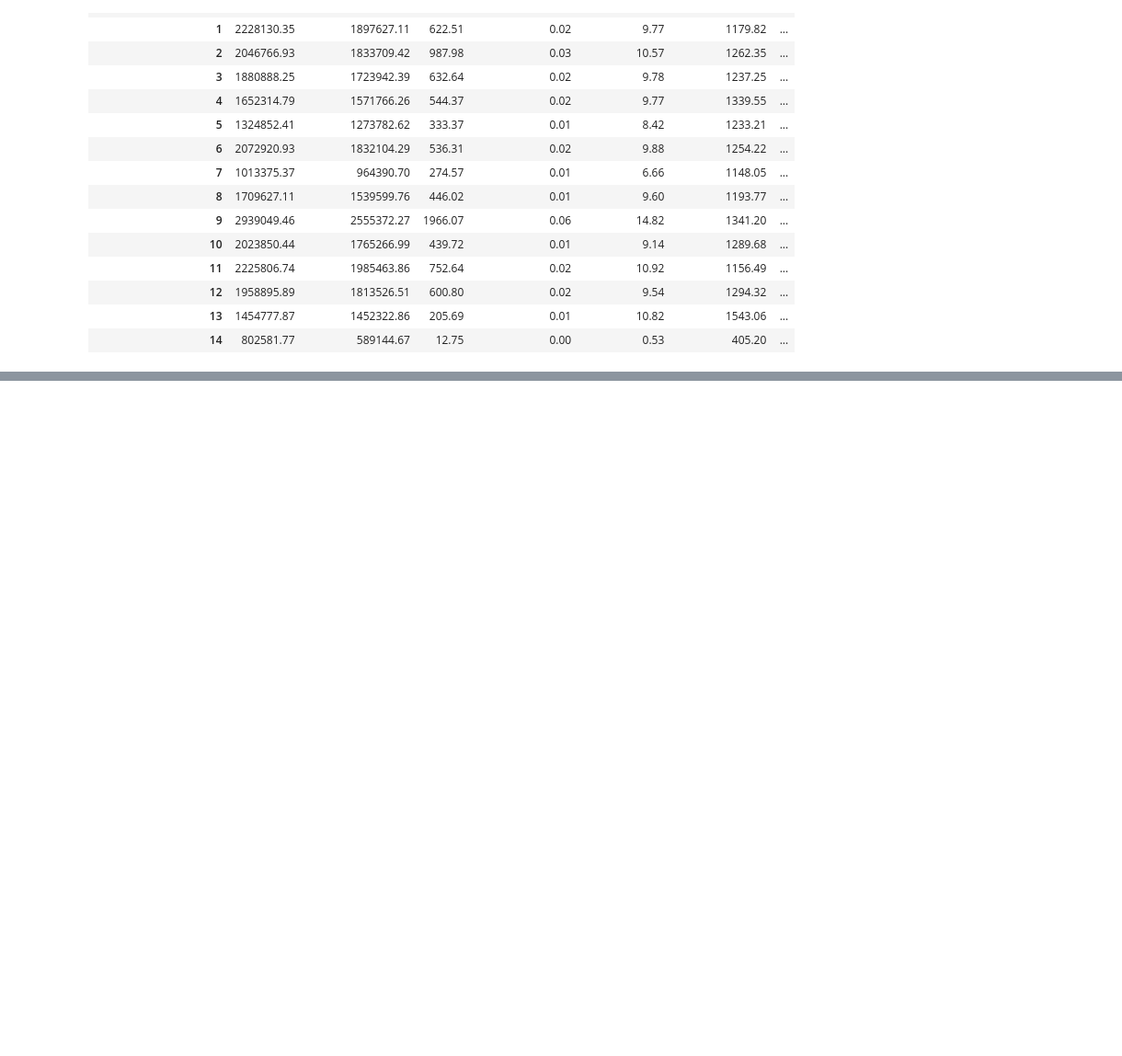
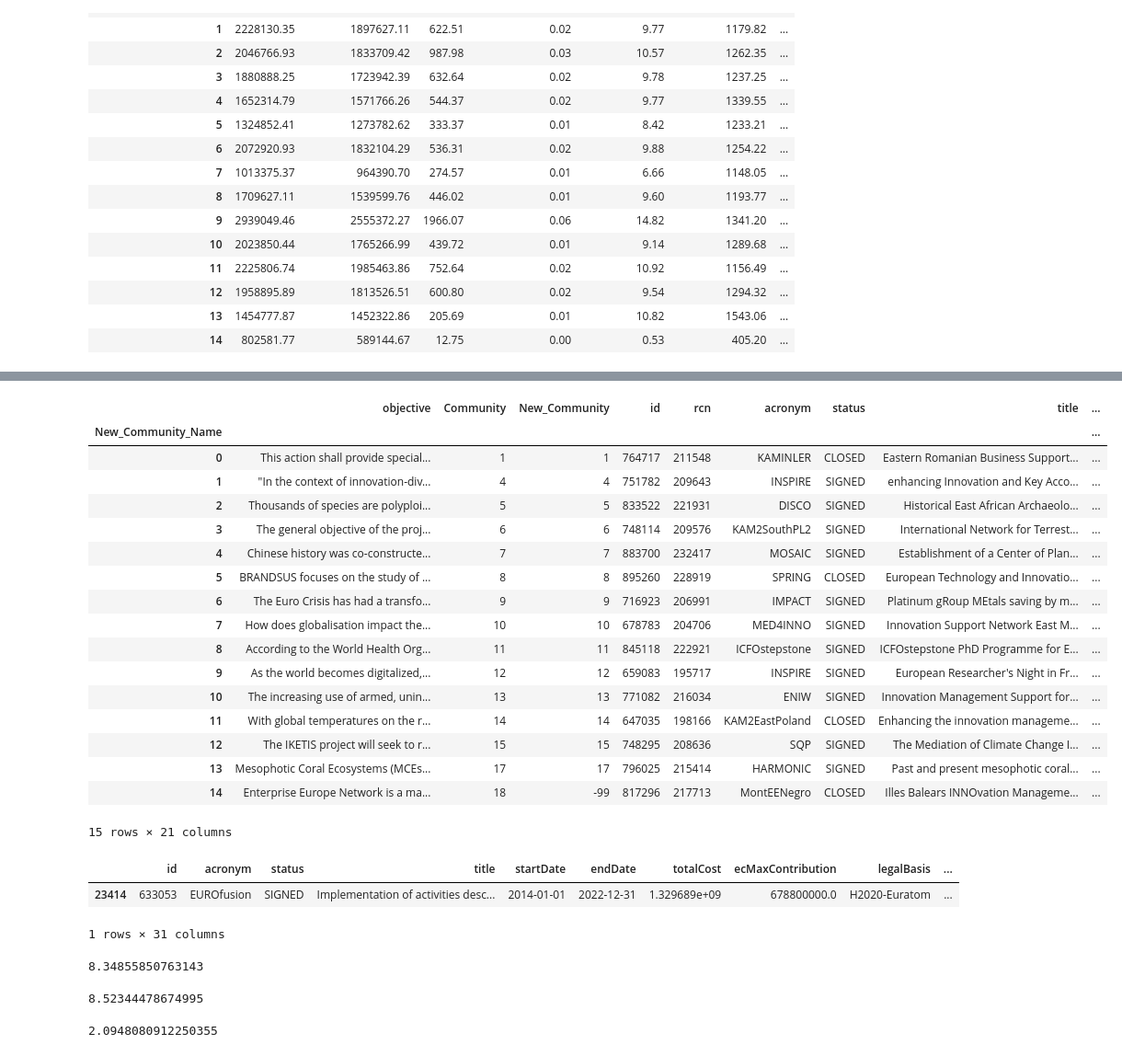
Before and after one commit to Cyrlyo/Cordis, a Jupyter notebook: Notebook/Feature_importance.ipynb, the cells around one changed output, grey strips where cells are left out. Shown at 92% size. Saved outputs shown, nothing was run; the diff lists cells and outputs as text; code cells hidden in the pictures; blank space fills up the shorter version.

```diff
--- a/Notebook/Feature_importance.ipynb
+++ b/Notebook/Feature_importance.ipynb
@@ -5,6 +5,13 @@ import seaborn as sns
 import numpy as np
 # %%
 project = pd.read_csv("../Data/CSV/project_tmp.csv")
+# %%
+qualitative = ["objective", "Community", "New_Community", "id",
+               "rcn", 'acronym', 'status', 'title', 'startDate',
+               'endDate', 'legalBasis', 'topics', 'ecSignatureDate',
+               'frameworkProgramme', 'masterCall', 'subCall',
+               'fundingScheme', 'nature', 'contentUpdateDate',
+               'grantDoi', "Cor_Country"]
 # %%
 project.head(3)
 # %% [output]
@@ -137,0 +174,45 @@ stats = grouped_df.agg(['mean', 'std'])
+# %%
+def get_mode(x):
+    return x.value_counts().index[0]
+# %%
+grouped_df = project.groupby('New_Community_Name')
+random_mode_df = grouped_df[qualitative].agg(get_mode).round(2)
+# %%
+random_mode_df
+# %% [output]
+|  | objective | Community | New_Community | id | rcn | acronym | status | title | ... |
+| New_Community_Name |  |  |  |  |  |  |  |  | ... |
+| 0 | This action shall provide special... | 1 | 1 | 764717 | 211548 | KAMINLER | CLOSED | Eastern Romanian Business Support... | ... |
+| 1 | "In the context of innovation-div... | 4 | 4 | 751782 | 209643 | INSPIRE | SIGNED | enhancing Innovation and Key Acco... | ... |
+| 2 | Thousands of species are polyploi... | 5 | 5 | 833522 | 221931 | DISCO | SIGNED | Historical East African Archaeolo... | ... |
+| 3 | The general objective of the proj... | 6 | 6 | 748114 | 209576 | KAM2SouthPL2 | SIGNED | International Network for Terrest... | ... |
+| 4 | Chinese history was co-constructe... | 7 | 7 | 883700 | 232417 | MOSAIC | SIGNED | Establishment of a Center of Plan... | ... |
+| 5 | BRANDSUS focuses on the study of ... | 8 | 8 | 895260 | 228919 | SPRING | CLOSED | European Technology and Innovatio... | ... |
+| 6 | The Euro Crisis has had a transfo... | 9 | 9 | 716923 | 206991 | IMPACT | SIGNED | Platinum gRoup MEtals saving by m... | ... |
+| 7 | How does globalisation impact the... | 10 | 10 | 678783 | 204706 | MED4INNO | SIGNED | Innovation Support Network East M... | ... |
+| 8 | According to the World Health Org... | 11 | 11 | 845118 | 222921 | ICFOstepstone | SIGNED | ICFOstepstone PhD Programme for E... | ... |
+| 9 | As the world becomes digitalized,... | 12 | 12 | 659083 | 195717 | INSPIRE | SIGNED | European Researcher's Night in Fr... | ... |
+| 10 | The increasing use of armed, unin... | 13 | 13 | 771082 | 216034 | ENIW | SIGNED | Innovation Management Support for... | ... |
+| 11 | With global temperatures on the r... | 14 | 14 | 647035 | 198166 | KAM2EastPoland | CLOSED | Enhancing the innovation manageme... | ... |
+| 12 | The IKETIS project will seek to r... | 15 | 15 | 748295 | 208636 | SQP | SIGNED | The Mediation of Climate Change I... | ... |
+| 13 | Mesophotic Coral Ecosystems (MCEs... | 17 | 17 | 796025 | 215414 | HARMONIC | SIGNED | Past and present mesophotic coral... | ... |
+| 14 | Enterprise Europe Network is a ma... | 18 | -99 | 817296 | 217713 | MontEENegro | CLOSED | Illes Balears INNOvation Manageme... | ... |
+15 rows × 21 columns
+# %%
+project[project["id"] == 633053]
+# %% [output]
+|  | id | acronym | status | title | startDate | endDate | totalCost | ecMaxContribution | legalBasis | ... |
+| 23414 | 633053 | EUROfusion | SIGNED | Implementation of activities desc... | 2014-01-01 | 2022-12-31 | 1.329689e+09 | 678800000.0 | H2020-Euratom | ... |
+1 rows × 31 columns
+# %%
+project[project["id"] != 633053]["Nb_Publication"].mean()
+# %% [output]
+8.34855850763143
+# %%
+project["Nb_Publication"].mean()
+# %% [output]
+8.52344478674995
+# %%
+((project["Nb_Publication"].mean() - project[project["id"] != 633053]["Nb_Publication"].mean()) / project[project["id"] != 633053]["Nb_Publication"].mean()) * 100
+# %% [output]
+2.0948080912250355
```
Also changed, not shown: parts of 2 cells of this notebook.
